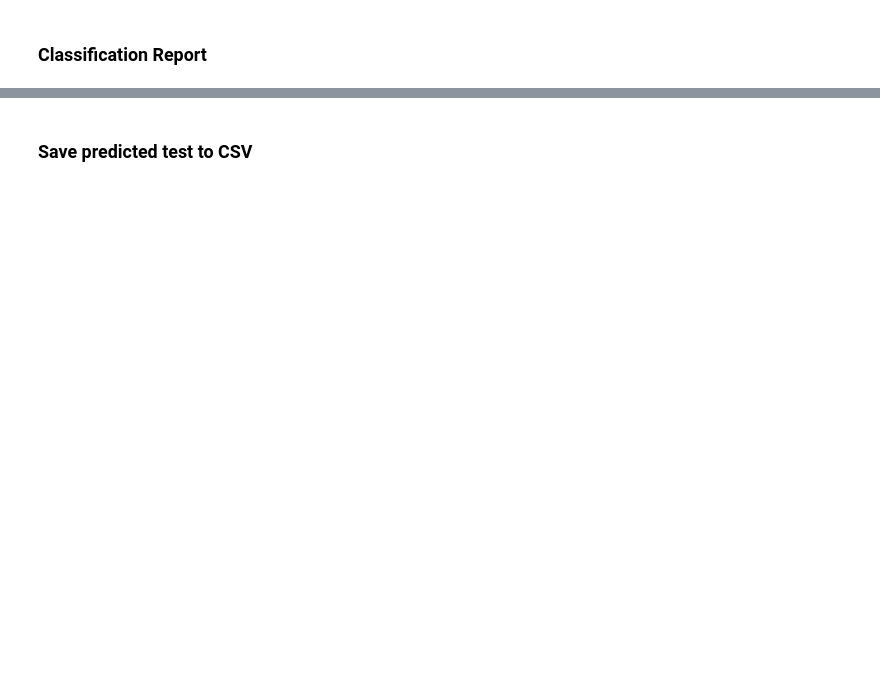
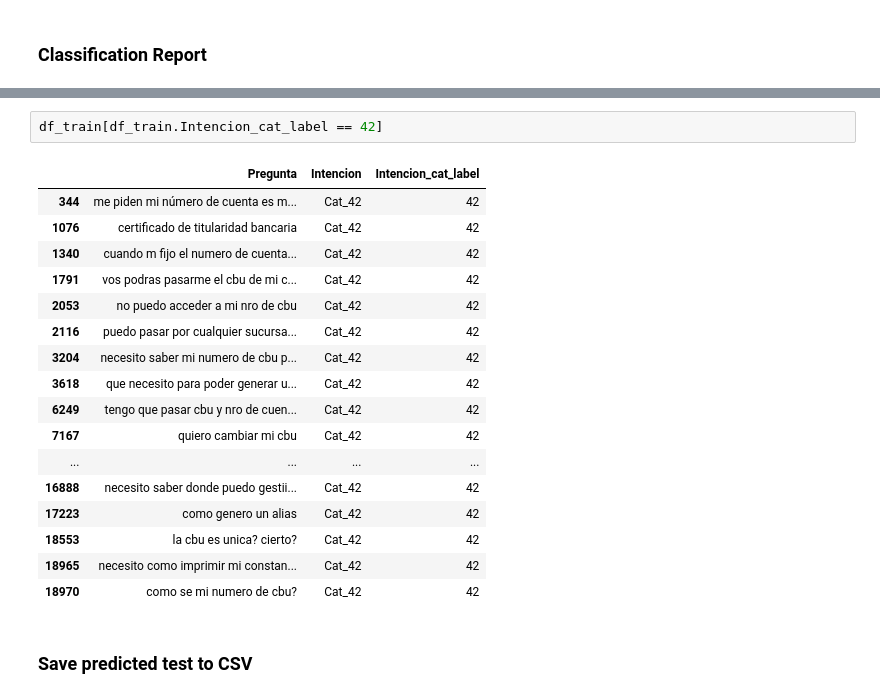
Before and after one commit to joseferrercba/FundacionsadoskySantander, a Jupyter notebook: Santander-Train Model.ipynb, the cells around one changed output, grey strips where cells are left out. Drawn from its saved outputs; the diff is of its cells as text; blank space fills up the shorter version.

```diff
--- a/Santander-Train Model.ipynb
+++ b/Santander-Train Model.ipynb
@@ -352,3 +341,23 @@ plt.show()
+# %%
+df_train[df_train.Intencion_cat_label == 42]
+# %% [output]
+|  | Pregunta | Intencion | Intencion_cat_label |
+| 344 | me piden mi número de cuenta es m... | Cat_42 | 42 |
+| 1076 | certificado de titularidad bancaria | Cat_42 | 42 |
+| 1340 | cuando m fijo el numero de cuenta... | Cat_42 | 42 |
+| 1791 | vos podras pasarme el cbu de mi c... | Cat_42 | 42 |
+| 2053 | no puedo acceder a mi nro de cbu | Cat_42 | 42 |
+| 2116 | puedo pasar por cualquier sucursa... | Cat_42 | 42 |
+| 3204 | necesito saber mi numero de cbu p... | Cat_42 | 42 |
+| 3618 | que necesito para poder generar u... | Cat_42 | 42 |
+| 6249 | tengo que pasar cbu y nro de cuen... | Cat_42 | 42 |
+| 7167 | quiero cambiar mi cbu | Cat_42 | 42 |
+| ... | ... | ... | ... |
+| 16888 | necesito saber donde puedo gestii... | Cat_42 | 42 |
+| 17223 | como genero un alias | Cat_42 | 42 |
+| 18553 | la cbu es unica? cierto? | Cat_42 | 42 |
+| 18965 | necesito como imprimir mi constan... | Cat_42 | 42 |
+| 18970 | como se mi numero de cbu? | Cat_42 | 42 |
 # %% [markdown]
 ### Save predicted test to CSV
 # %%
```
Also changed, not shown: parts of 12 cells of this notebook, 2 other files.
